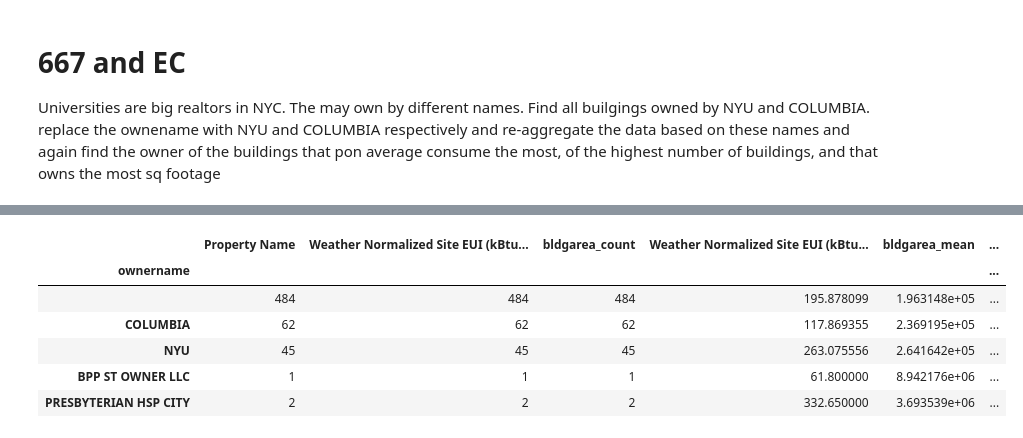
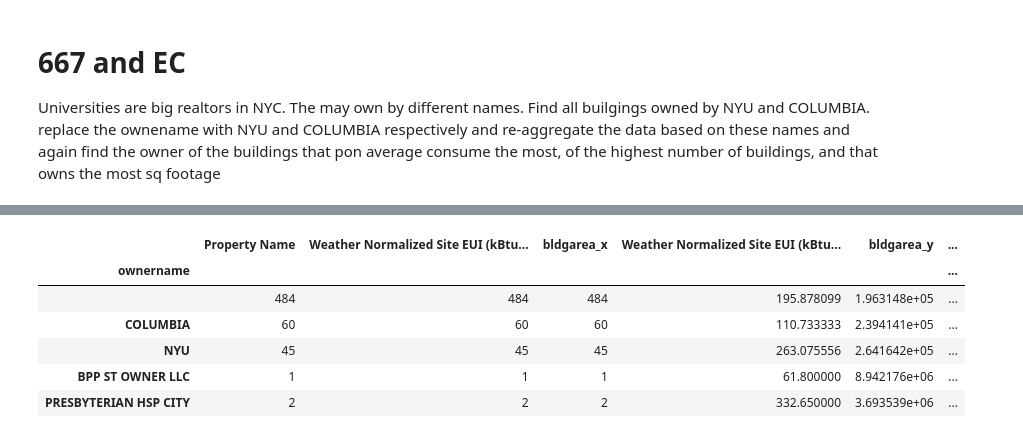
Before and after one commit to umerudel/DSPS_uZubair, a Jupyter notebook: HW5/BuildingsEnergyOwners.ipynb, the cells around one changed output, grey strips where cells are left out. Saved outputs shown, nothing was run; the diff lists cells and outputs as text; code cells hidden in the pictures.

```diff
--- a/HW5/BuildingsEnergyOwners.ipynb
+++ b/HW5/BuildingsEnergyOwners.ipynb
@@ -418,16 +479,15 @@ Universities are big realtors in NYC. The may own by different names. Find all b
 # %%
 ownername = df_owner_counts.index.to_list()
 # %%
-# replace to 'NYU' and 'COLUMBIA
-columbia = ['COLUMBIA UNIVERSITY', 'TRUSTEES OF COLUMBIA',
-            'TRUSTEES COLUMBIA UNI','TRUST COLUMBIA UNIVER',
-            'TRST COLUMBIA UNIVERS','TR COLUMBIA UNIVERSIT',
-            'COLUMBIA UNVSY CTY NY', 'COLUMBIA UNIVERSITYIN',
-            'COLUMBIA UNIV TR CITY', 'COLUMBIA UNIV IN NYCT',
-             'DTRUSTEES OF COLUMBIA', 'COLUMBIA UNIV CITY NY' ]
+# replacing universities  by 'NYU' and 'COLUMBIA
 
-df_wnec = df_wnec.replace(to_replace=columbia, value='COLUMBIA')
-
+columbia_U = ['TRST COLUMBIA UNIVERS','TR COLUMBIA UNIVERSIT', 'COLUMBIA UNIVERSITY', 'TRUSTEES COLUMBIA UNI','TRUST COLUMBIA UNIVER',
+             'DTRUSTEES OF COLUMBIA', 'COLUMBIA UNIV CITY NY' , 'TRUSTEES OF COLUMBIA', 'COLUMBIA UNIV IN NYCT', 'COLUMBIA UNIV TR CITY']
+df_wnec = df_wnec.replace(to_replace=columbia_U, value='COLUMBIA')
 nyu = ['NEW YORK UNIVERSITY', 'NY UNIVERSITY']
 
 df_wnec = df_wnec.replace(to_replace=nyu, value='NYU')
+
+
+colomns = ['ownername', 'Property Name', 'Weather Normalized Site EUI (kBtu/ft²)', 'bldgarea']
+df_wnec_goodcols = df_wnec[colomns]
@@ -437,8 +494,8 @@ df_wnec_good = df_wnec[cols]
 # %%
-df_wnec_groupby = df_wnec_good.groupby(by='ownername')
+df_wnec_sorted = df_wnec_goodcols.groupby(by='ownername')
 # %%
-df_owner_cm = pd.merge(df_wnec_groupby.count(), df_wnec_groupby.mean(), on='ownername', suffixes=('_count', '_mean'))
+df_merged = pd.merge(df_wnec_sorted.count(), df_wnec_sorted.mean(), on='ownername')
 
 
-df_owner_counts = pd.merge(df_owner_cm, df_wnec_groupby.aggregate(np.sum), on='ownername')
+df_counts = pd.merge(df_merged, df_wnec_sorted.aggregate(np.sum), on='ownername')
 # %%
@@ -477,12 +538,11 @@ df_owner_counts[idx].sort_values(by='Weather Normalized Site EUI (kBtu/ft²)_mea
 # %%
-
-# find who owns the most area
-df_owner_counts.sort_values(by='bldgarea', ascending=False).head()
+# who owns the most area
+df_counts.sort_values(by='bldgarea', ascending=False).head()
 # %% [output]
-|  | Property Name | Weather Normalized Site EUI (kBtu... | bldgarea_count | Weather Normalized Site EUI (kBtu... | bldgarea_mean | ... |
+|  | Property Name | Weather Normalized Site EUI (kBtu... | bldgarea_x | Weather Normalized Site EUI (kBtu... | bldgarea_y | ... |
 | ownername |  |  |  |  |  | ... |
 |  | 484 | 484 | 484 | 195.878099 | 1.963148e+05 | ... |
-| COLUMBIA | 62 | 62 | 62 | 117.869355 | 2.369195e+05 | ... |
+| COLUMBIA | 60 | 60 | 60 | 110.733333 | 2.394141e+05 | ... |
 | NYU | 45 | 45 | 45 | 263.075556 | 2.641642e+05 | ... |
 | BPP ST OWNER LLC | 1 | 1 | 1 | 61.800000 | 8.942176e+06 | ... |
 | PRESBYTERIAN HSP CITY | 2 | 2 | 2 | 332.650000 | 3.693539e+06 | ... |
```
Also changed, not shown: parts of 32 cells of this notebook.
